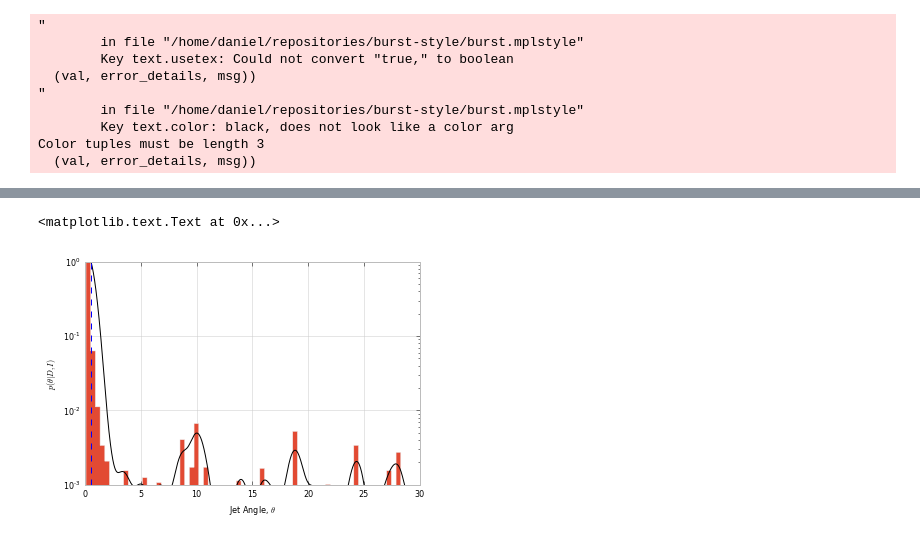
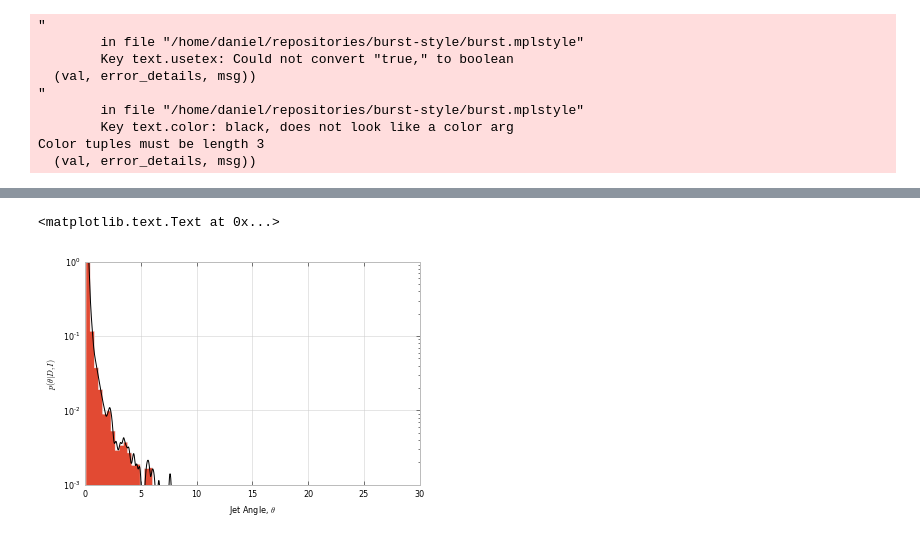
Before and after one commit to transientlunatic/grbeams, a Jupyter notebook: notebooks/sGRB Beaming.ipynb, the cells around one changed output, grey strips where cells are left out. Cells and saved outputs as stored; diff of their text form; code cells hidden in the pictures.

```diff
--- a/notebooks/sGRB Beaming.ipynb
+++ b/notebooks/sGRB Beaming.ipynb
@@ -341,27 +371,24 @@ plt.plot(rate, pdf/(rate.sum()/pdf))
 # %%
 plt.figure()
 
-rateunits = u.gigaparsec**-3*u.year**-1
-data = np.loadtxt('bns_highspin_pycbc_unlam_lnvt.txt')
-rate, pdf = (data[:,0])*rateunits, data[:,1]*rateunits**-1
-bns_prior = BNSDistribution(rate, (pdf * (rate/pdf)))
+
 o1scenario = Scenario(bns_prior)
 
-posterior = BeamingAnglePosterior(o1scenario, efficiency_prior=DeltaDistribution(1), grb_rate=3/u.gigaparsec**3 / u.year)
-chain = posterior.sample_theta_posterior(nburnin=1000, nsamp=200)
+#posterior = BeamingAnglePosterior(o1scenario, efficiency_prior=UniformDistribution(), grb_rate=3/u.gigaparsec**3 / u.year)
+#chain = posterior.sample_theta_posterior(nburnin=2000, nsamp=4000)
 # Calculate the bandwidth of the poserior for the KDE
-theta_bw = 1.06*np.std(posterior.theta_samples)*len(posterior.theta_samples/100)**(-0.2)
+theta_bw = 1.06*np.std(posterior.theta_samples)*len(posterior.theta_samples)**(-0.2)
 posterior.get_theta_pdf_kde(theta_bw)
 theta_bin_size = 3.5*np.std(posterior.theta_samples) \
-        / len(posterior.theta_samples/10)**(1./2)
-theta_bins = np.arange(posterior.theta_range.min(), posterior.theta_range.max(),
+        / len(posterior.theta_samples)**(1./2)
+theta_bins = np.arange(0, posterior.theta_range.max(),
         theta_bin_size)
-plt.hist(posterior.theta_samples, bins=50, normed=True, log=True, histtype='stepfilled',
+plt.hist(posterior.theta_samples, bins=theta_bins, normed=True, log=True, histtype='stepfilled',
         )
 plt.plot(posterior.theta_grid,posterior.theta_pdf_kde, \
         color='k')
-plt.axvline(np.percentile(posterior.theta_samples, 95.0), linestyle='--')
+#plt.axvline(np.percentile(posterior.theta_samples, 99.9), linestyle='--')
 plt.ylim([1e-3, 1])
-plt.xlim([0,30])
+plt.xlim([0,10])
 plt.xlabel(r'Jet Angle, $\theta$')
 plt.ylabel(r'$p(\theta | D,I)$')
@@ -368,23 +398,23 @@ plt.ylabel(r'$p(\theta | D,I)$')
 # %%
-posterior = BeamingAnglePosterior(o1scenario, efficiency_prior=UniformDistribution(), grb_rate=3/u.gigaparsec**3 / u.year)
-chain2 = posterior.sample_theta_posterior(nburnin=1000, nsamp=400)
+#posterior = BeamingAnglePosterior(o1scenario, efficiency_prior=JeffreyDistribution(), grb_rate=3/u.gigaparsec**3 / u.year)
+#chain = posterior.sample_theta_posterior(nburnin=1000, nsamp=2000)
 
 plt.figure()
 theta_bw = 1.06*np.std(posterior.theta_samples)*len(posterior.theta_samples)**(-0.2)
 posterior.get_theta_pdf_kde(theta_bw)
 theta_bin_size = 3.5*np.std(posterior.theta_samples) \
         / len(posterior.theta_samples)**(1./3)
 theta_bins = np.arange(posterior.theta_range.min(), posterior.theta_range.max(),
         theta_bin_size)
 plt.plot(posterior.theta_grid,posterior.theta_pdf_kde, \
         color='k')
-plt.hist(posterior.theta_samples, bins=theta_bins, normed=True, log=True, histtype='stepfilled',
+plt.hist(posterior.theta_samples, bins=100, normed=True, log=True, histtype='stepfilled',
         )
-plt.axvline(np.percentile(posterior.theta_samples, 95.0), linestyle='--')
+#plt.axvline(np.percentile(posterior.theta_samples, 99.), linestyle='--')
 plt.ylim([1e-3, 1])
 plt.xlim([0,30])
 plt.xlabel(r'Jet Angle, $\theta$')
 plt.ylabel(r'$p(\theta | D,I)$')
 # %% [output]
 <matplotlib.text.Text at 0x...>
-[figure, old version]
+[figure, new version]
```
Also changed, not shown: parts of 15 cells of this notebook.
